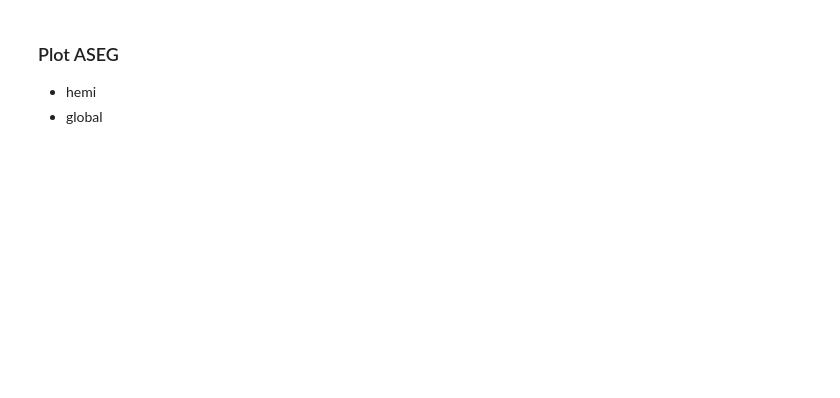
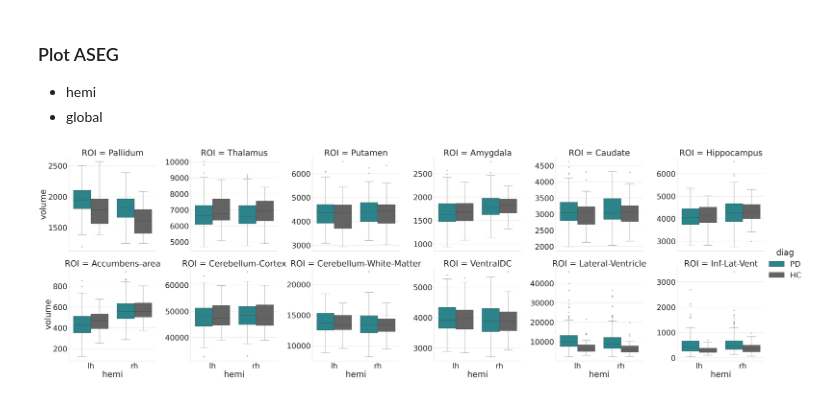
Before and after one commit to neurodatascience/ni-poppy_nimhans, a Jupyter notebook: nipoppy/analysis/anat/FS_stats.ipynb, the cells around one changed output. Drawn from its saved outputs; the diff is of its cells as text; code cells hidden in the pictures; blank space fills up the shorter version.

```diff
--- a/nipoppy/analysis/anat/FS_stats.ipynb
+++ b/nipoppy/analysis/anat/FS_stats.ipynb
@@ -246,26 +289,28 @@ bilateral_vol_ASEG_df.head()
 # %%
 save_fig = False
 
 vol_ASEG_df_melt = bilateral_vol_ASEG_df.melt(
     id_vars=demo_cols + ["hemi"],
     var_name="ROI",
     value_name="volume",
 )
 
 plot_df = vol_ASEG_df_melt.copy()
 plot_df["ROI"] = plot_df["ROI"].astype(str)
-hemi_roi_list = ['Pallidum', 'Thalamus-Proper', 'Putamen',  'Amygdala', 'Caudate', 'Hippocampus', 'Accumbens-area',
+hemi_roi_list = ['Pallidum', 'Thalamus', 'Putamen',  'Amygdala', 'Caudate', 'Hippocampus', 'Accumbens-area',
                 'Cerebellum-Cortex','Cerebellum-White-Matter','VentralDC', 'Lateral-Ventricle','Inf-Lat-Vent']
 
 sns.set(font_scale=4)
 plot_kind = "box" # "violin", "boxen", "point", "bar", or “strip”
 with sns.axes_style("whitegrid"):
-    g = sns.catplot(y="volume",x="hemi", hue="group", col="ROI", kind=plot_kind, col_wrap=6, col_order=hemi_roi_list,
+    g = sns.catplot(y="volume",x="hemi", hue="diag", col="ROI", kind=plot_kind, col_wrap=6, col_order=hemi_roi_list,
     palette=palette, data=plot_df, aspect=1, height=10, sharey=False)
     # g.tick_params(axis='x', rotation=90, labelsize=14)
 
 if save_fig:
     g.savefig(f"{figs_dir}/ASEG_hemi.png")
+# %% [output]
+[figure, added]
 # %%
 save_fig = False
 
```
Also changed, not shown: parts of 13 cells of this notebook, 4 other files.
